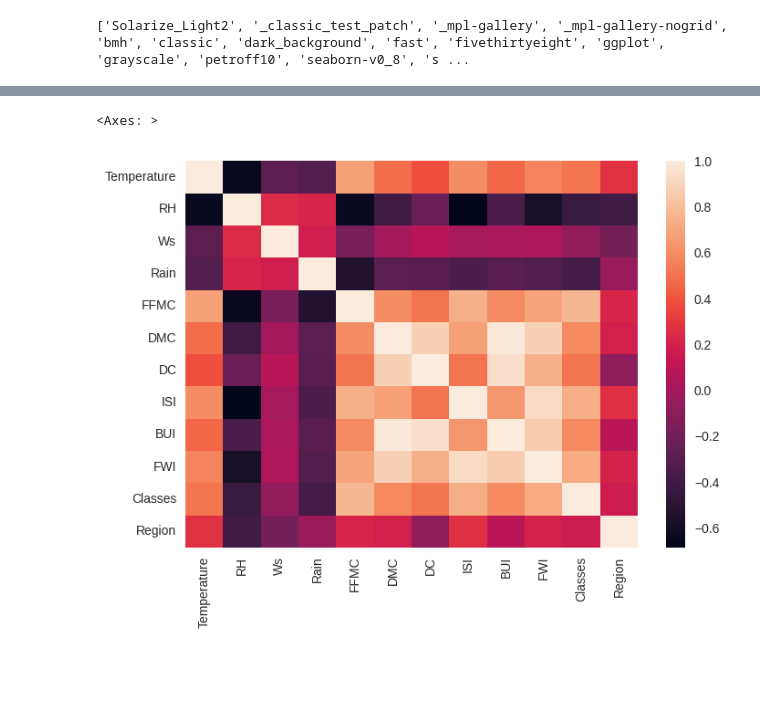
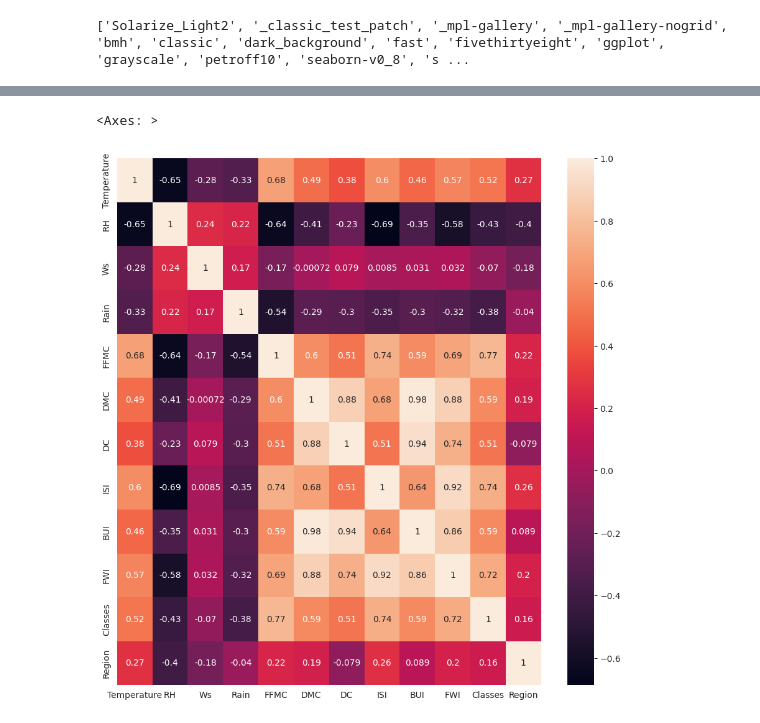
Before and after one commit to yashshahi/Machine_learn, a Jupyter notebook: Linear Regression/RidgeLasso_reg.ipynb, the cells around one changed output, grey strips where cells are left out. Drawn from its saved outputs; the diff is of its cells as text; code cells hidden in the pictures; blank space fills up the shorter version.

```diff
--- a/Linear Regression/RidgeLasso_reg.ipynb
+++ b/Linear Regression/RidgeLasso_reg.ipynb
@@ -246,10 +246,11 @@ df1.corr()
 | Classes | 0.516015 | -0.432161 | -0.069964 | -0.379097 | 0.769492 | 0.585658 | 0.511123 | 0.735197 | 0.586639 | 0.719216 | 1.000000 | ... |
 | Region | 0.269555 | -0.402682 | -0.181160 | -0.040013 | 0.222241 | 0.192089 | -0.078734 | 0.263197 | 0.089408 | 0.197102 | 0.162347 | ... |
 # %%
-sns.heatmap(df1.corr())
+plt.figure(figsize=(11,11))
+sns.heatmap(df1.corr(),annot=True)
 # %% [output]
 <Axes: >
-[figure, old version]
+[figure, new version]
 # %%
 #boxplots
 sns.boxplot(df1['FWI'])
```
Also changed, not shown: parts of 5 cells of this notebook, 5 other files.
